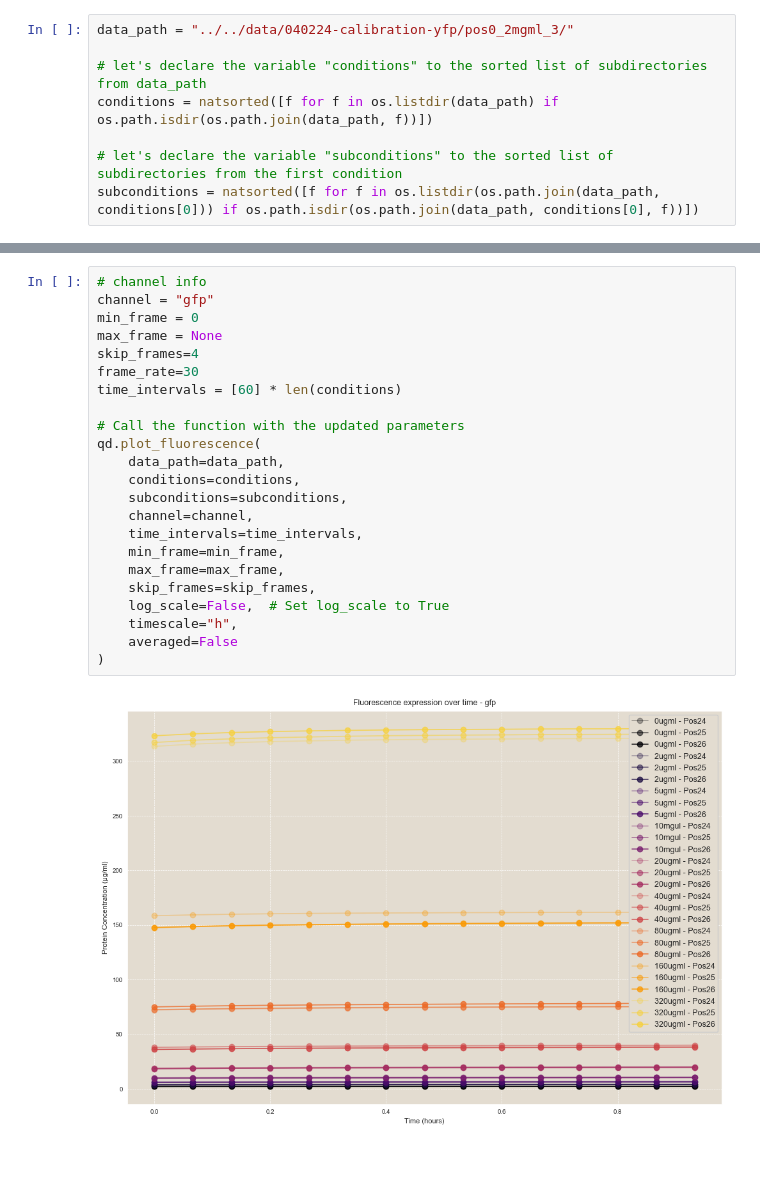
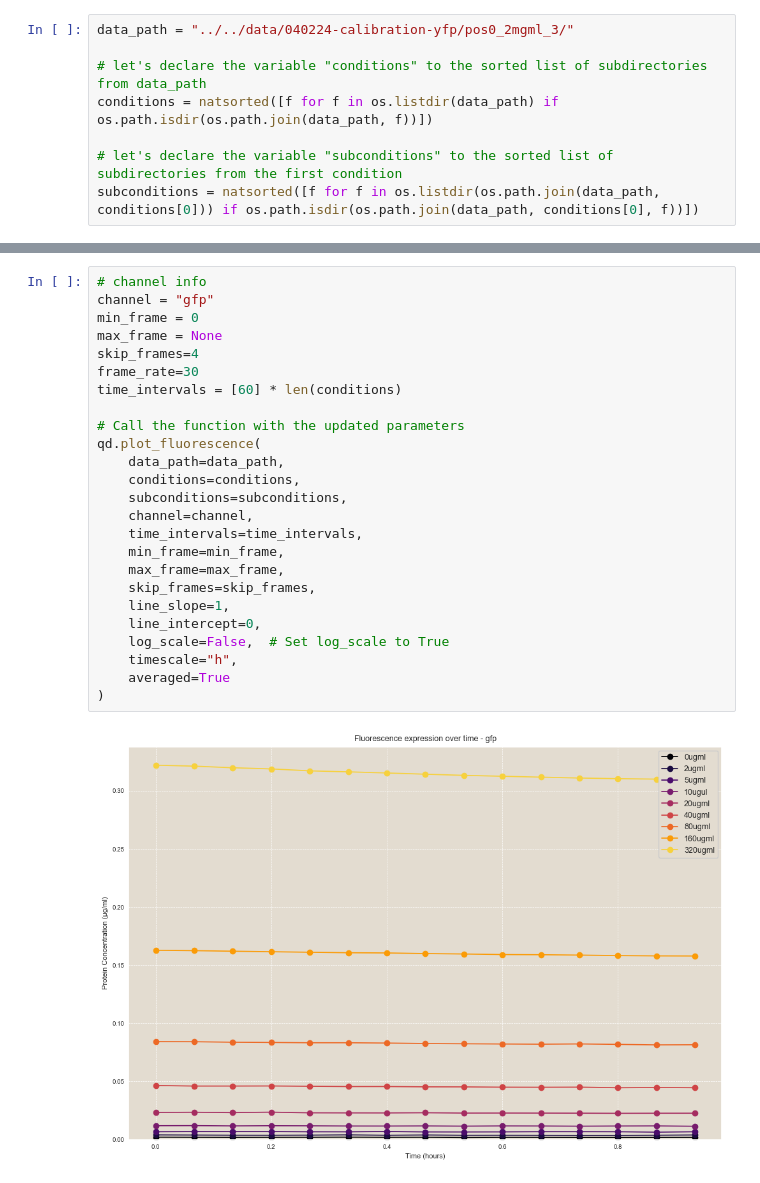
Before and after one commit to dalarios/activedrops, a Jupyter notebook: code/exploratory/040224-calibration-yfp.ipynb, the cells around one changed output, grey strips where cells are left out. Drawn from its saved outputs; the diff is of its cells as text.

```diff
--- a/code/exploratory/040224-calibration-yfp.ipynb
+++ b/code/exploratory/040224-calibration-yfp.ipynb
@@ -47,28 +47,30 @@ Moved .tif files from ../../data/040224-calibration-yfp/pos0_2mgml_3/320ugml/Pos
 # %%
 # channel info
 channel = "gfp"
 min_frame = 0
 max_frame = None
 skip_frames=4
 frame_rate=30
 time_intervals = [60] * len(conditions)
 
 # Call the function with the updated parameters
 qd.plot_fluorescence(
     data_path=data_path,
     conditions=conditions,
     subconditions=subconditions,
     channel=channel,
     time_intervals=time_intervals,
     min_frame=min_frame,
     max_frame=max_frame,
     skip_frames=skip_frames,
+    line_slope=1,
+    line_intercept=0,
     log_scale=False,  # Set log_scale to True
     timescale="h",
-    averaged=False
+    averaged=True
 )
 # %% [output]
-[figure, old version]
+[figure, new version]
 # %%
 def average_intensity_per_condition(data_path, conditions, subconditions, channel):
     """
```
Also changed, not shown: parts of 12 cells of this notebook, 5 other files.
